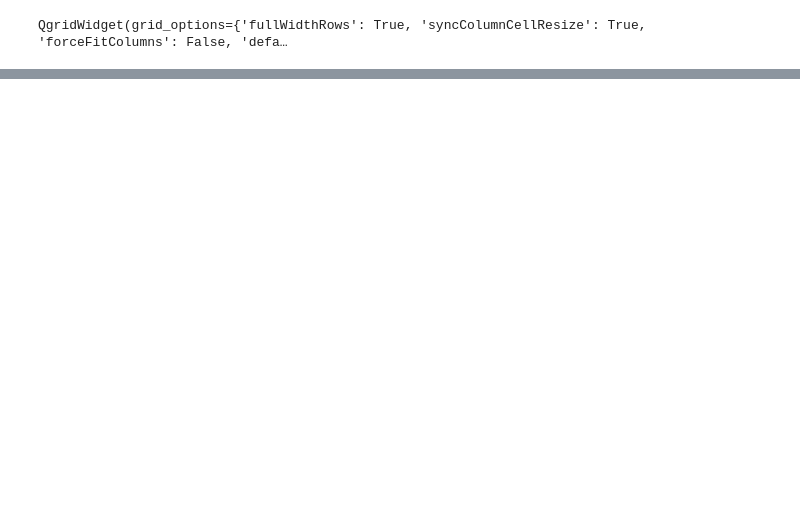
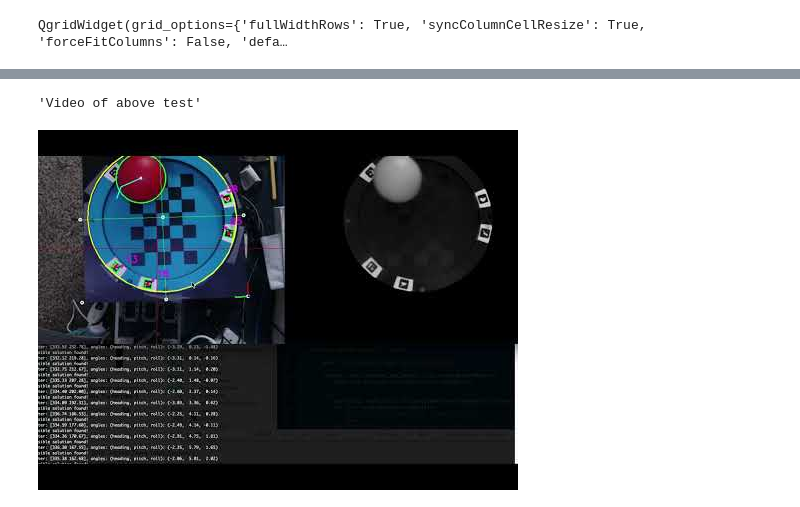
Before and after one commit to ivorjawa/StewartPlatform, a Jupyter notebook: StewartPlatformNotes.ipynb, the cells around one changed output, grey strips where cells are left out. Saved outputs shown, nothing was run; the diff lists cells and outputs as text; code cells hidden in the pictures; blank space fills up the shorter version.

```diff
--- a/StewartPlatformNotes.ipynb
+++ b/StewartPlatformNotes.ipynb
@@ -74,0 +97,6 @@ ax.legend()
+# %%
+display("Video of above test")
+display(YouTubeVideo('Uud9GGdhXBs'))
+# %% [output]
+'Video of above test'
+[figure, added]
```
Also changed, not shown: parts of 3 cells of this notebook, 1 other file.
